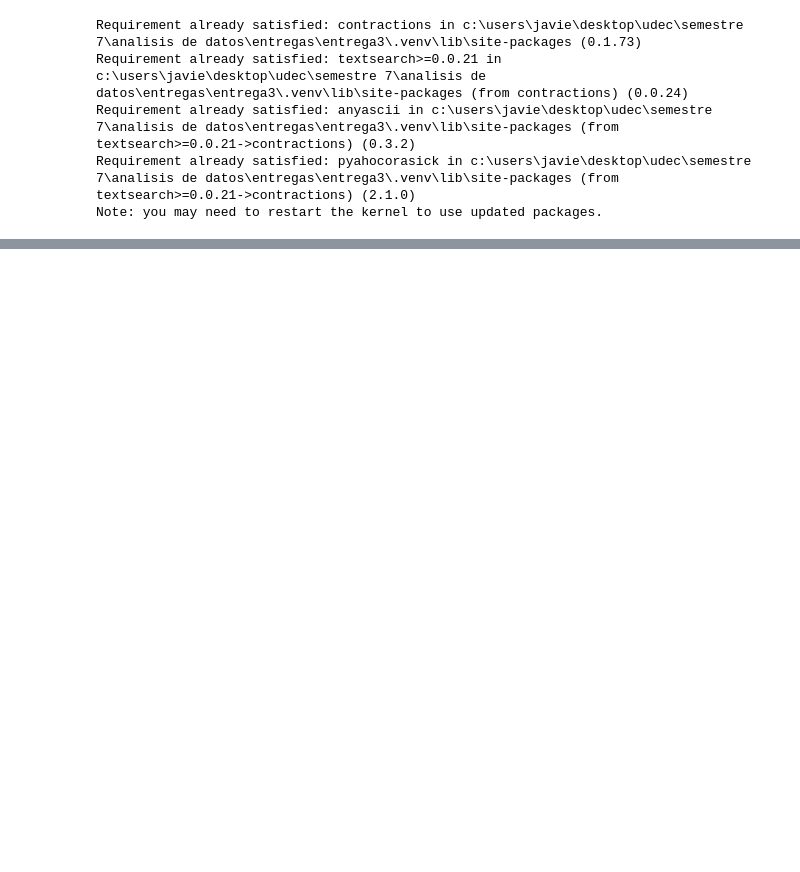
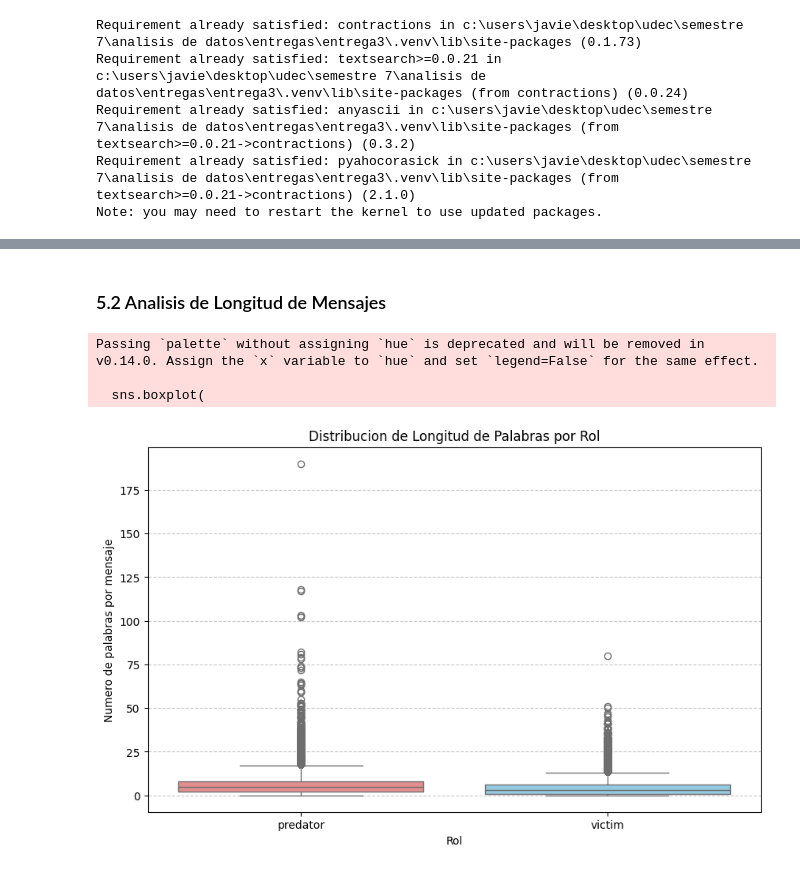
Before and after one commit to G6B0/Proyecto-Analisis-de-Datos, a Jupyter notebook: preparacion_datos.ipynb, the cells around one changed output, grey strips where cells are left out. Cells and saved outputs as stored; diff of their text form; code cells hidden in the pictures; blank space fills up the shorter version.

```diff
--- a/preparacion_datos.ipynb
+++ b/preparacion_datos.ipynb
@@ -618,0 +274,22 @@ except Exception as e:
+# %% [markdown]
+### 5.2 Analisis de Longitud de Mensajes
+# %%
+df_filtered = combined_df[combined_df['role'].isin(['victim', 'predator'])]
+
+plt.figure(figsize=(10, 6))
+sns.boxplot(
+    x='role',
+    y='word_length',
+    data=df_filtered,
+    palette={'victim': 'skyblue', 'predator': 'lightcoral'}
+)
+plt.title('Distribucion de Longitud de Palabras por Rol')
+plt.xlabel('Rol')
+plt.ylabel('Numero de palabras por mensaje')
+plt.grid(True, axis='y', linestyle='--', alpha=0.7)
+plt.show()
+# %% [output]
+Passing `palette` without assigning `hue` is deprecated and will be removed in v0.14.0. Assign the `x` variable to `hue` and set `legend=False` for the same effect.
+
+  sns.boxplot(
+[figure, added]
```
Also changed, not shown: parts of 62 cells of this notebook, 3 other files.
